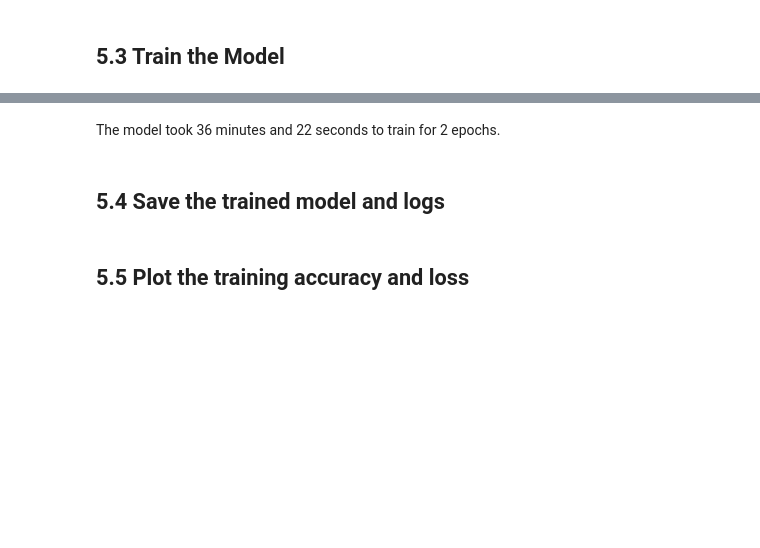
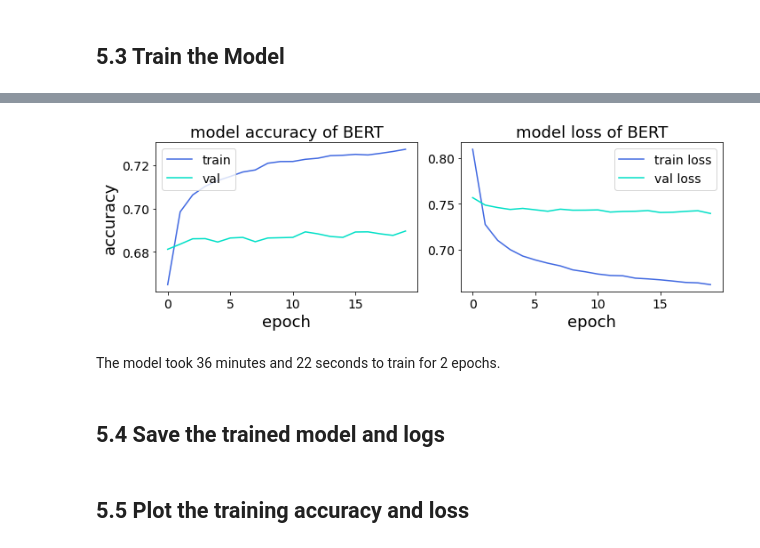
Before and after one commit to wxy12151/AMLSII_21-22_SN21054489, a Jupyter notebook: main.ipynb, the cells around one changed output, grey strips where cells are left out. Saved outputs shown, nothing was run; the diff lists cells and outputs as text; code cells hidden in the pictures; blank space fills up the shorter version.

```diff
--- a/main.ipynb
+++ b/main.ipynb
@@ -455,3 +488,25 @@ Epoch 2/2
+# %%
+fig, (ax1, ax2) = plt.subplots(1, 2, sharey=False, figsize=(10, 3.5))
+ax1.plot(history.history['accuracy'], color = '#4169E1')
+ax1.plot(history.history['val_accuracy'], color = '#00E0C7')
+ax1.set_title('model accuracy of BERT', fontsize = 18)
+ax1.set_ylabel('accuracy', fontsize = 18)
+ax1.set_xlabel('epoch', fontsize = 18)
+ax1.legend(['train', 'val'], loc='upper left', fontsize = 14)
+ax1.tick_params(labelsize=14)
+
+ax2.plot(history.history['loss'], color = '#4169E1')
+ax2.plot(history.history['val_loss'], color = '#00E0C7')
+ax2.set_title('model loss of BERT', fontsize = 18)
+# ax2.set_ylabel('loss', fontsize = 18)
+ax2.set_xlabel('epoch', fontsize = 18)
+ax2.legend(['train loss', 'val loss'], loc='upper right', fontsize = 14)
+ax2.tick_params(labelsize=14)
+
+plt.tight_layout()
+plt.savefig("./images/train_val_accuracy.pdf")
+# %% [output]
+[figure, added]
 # %% [markdown]
 The model took 36 minutes and 22 seconds to train for 2 epochs.
 # %% [markdown]
```
Also changed, not shown: parts of 54 cells of this notebook, 19 other files.
